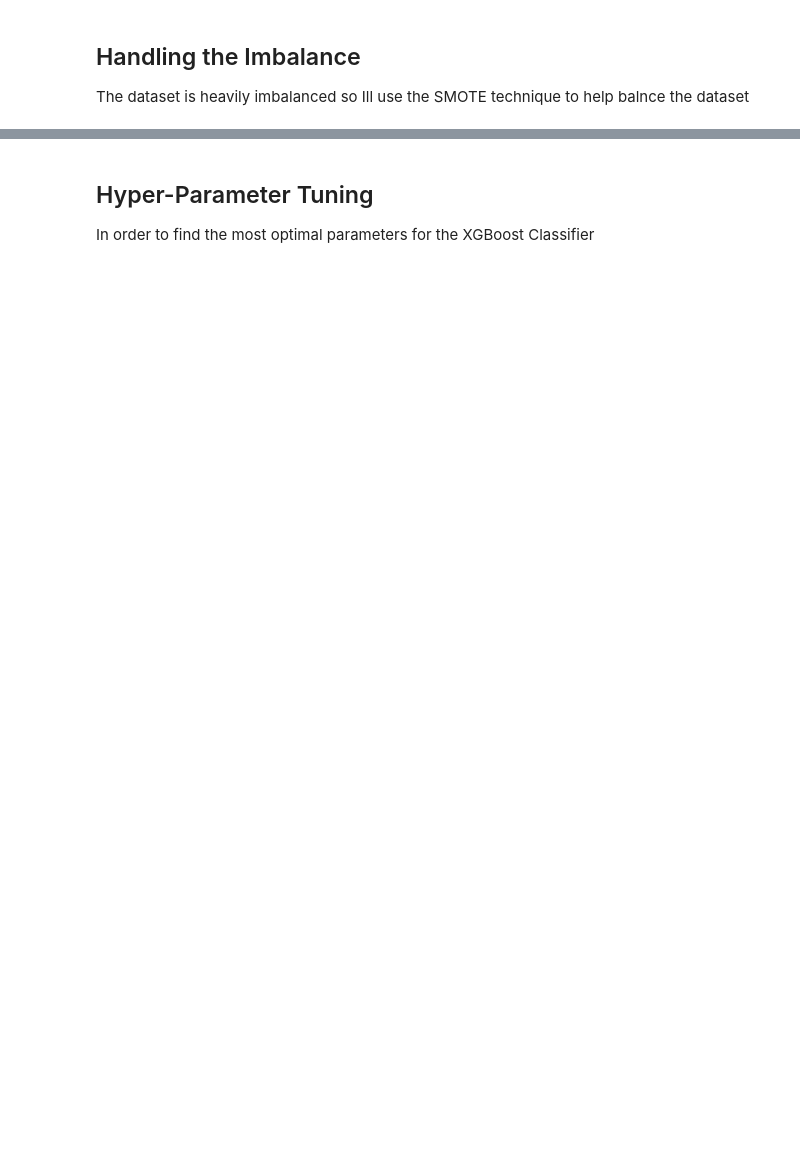
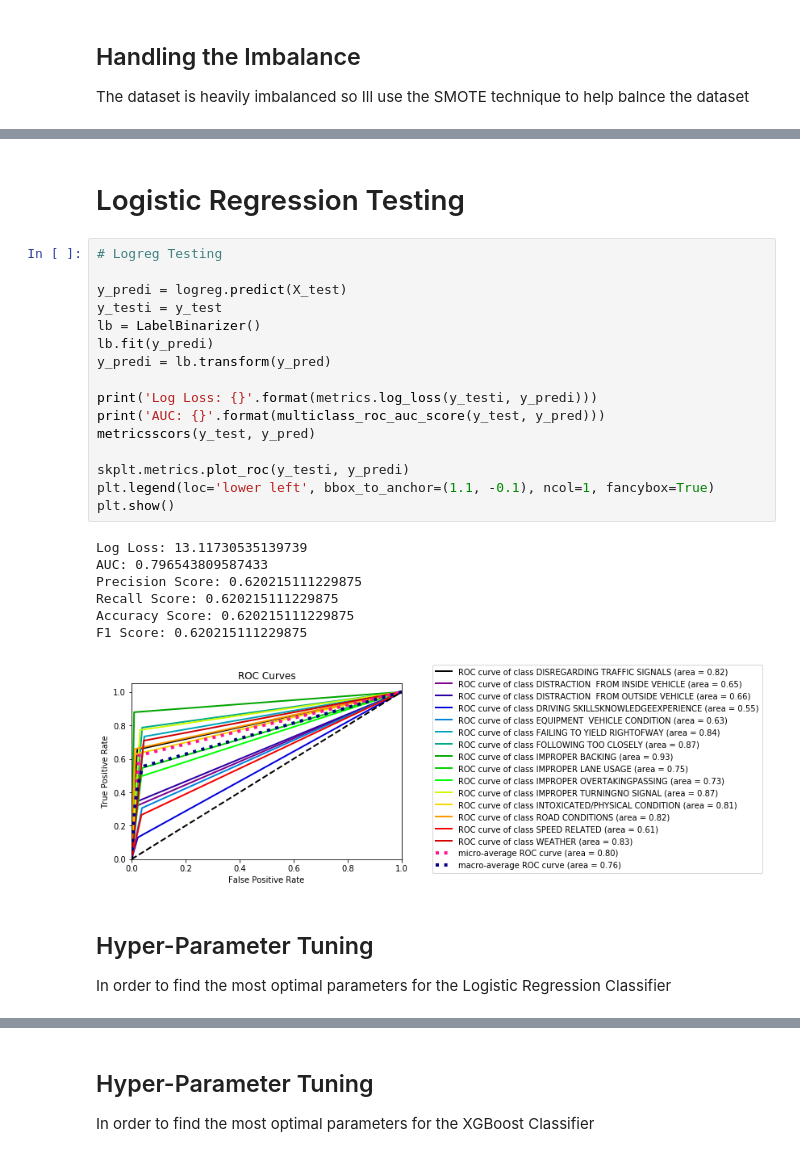
Before and after one commit to arithescientist/chicago_primary_cause_of-caraccidents, a Jupyter notebook: student.ipynb, the cells around one changed output, grey strips where cells are left out. Saved outputs shown, nothing was run; the diff lists cells and outputs as text; blank space fills up the shorter version.

```diff
--- a/student.ipynb
+++ b/student.ipynb
@@ -310,0 +653,29 @@ X_train, y_train = smote.fit_sample(X_train, y_train)
+# %% [markdown]
+# Logistic Regression Testing
+# %%
+# Logreg Testing
+
+y_predi = logreg.predict(X_test)
+y_testi = y_test
+lb = LabelBinarizer()
+lb.fit(y_predi)
+y_predi = lb.transform(y_pred)
+
+print('Log Loss: {}'.format(metrics.log_loss(y_testi, y_predi)))
+print('AUC: {}'.format(multiclass_roc_auc_score(y_test, y_pred)))
+metricsscors(y_test, y_pred)
+
+skplt.metrics.plot_roc(y_testi, y_predi)
+plt.legend(loc='lower left', bbox_to_anchor=(1.1, -0.1), ncol=1, fancybox=True)
+plt.show()
+# %% [output]
+Log Loss: 13.11730535139739
+AUC: 0.796543809587433
+Precision Score: 0.620215111229875
+Recall Score: 0.620215111229875
+Accuracy Score: 0.620215111229875
+F1 Score: 0.620215111229875
+[figure, added]
+# %% [markdown]
+## Hyper-Parameter Tuning
+In order to find the most optimal parameters for the Logistic Regression Classifier
```
Also changed, not shown: parts of 132 cells of this notebook.
